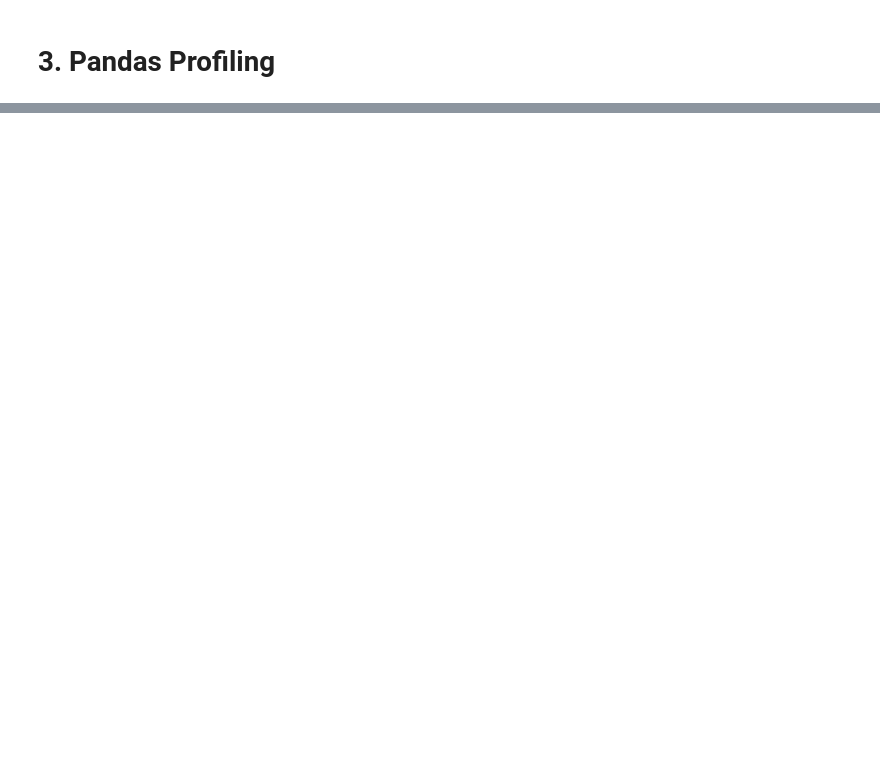
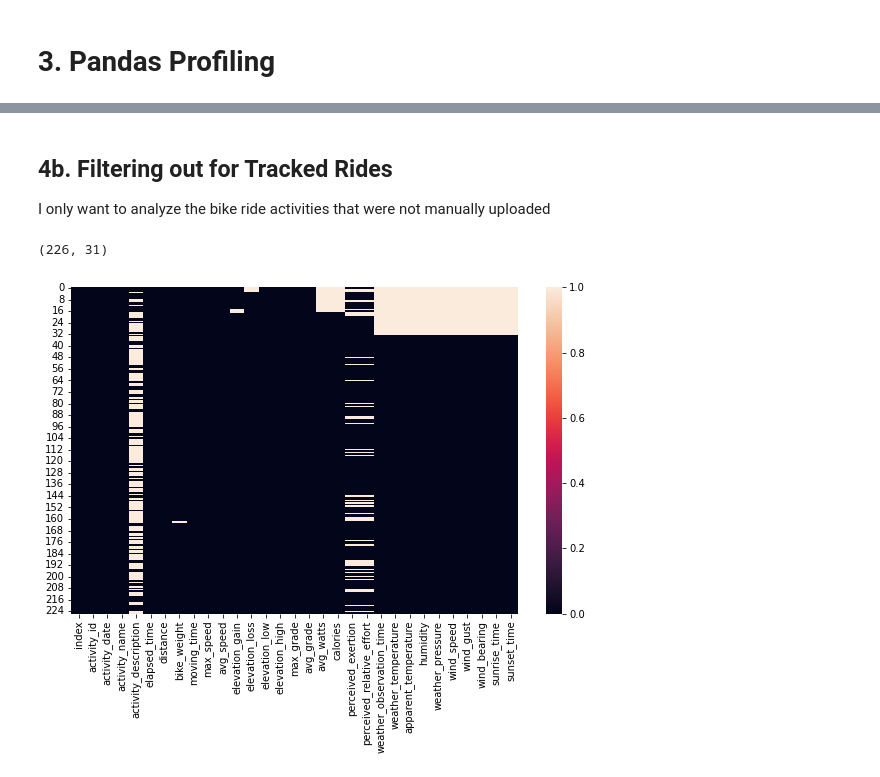
Before and after one commit to ericbauer55/strava-fitness, a Jupyter notebook: src/notebooks/0. Activity Log EDA.ipynb, the cells around one changed output, grey strips where cells are left out. Drawn from its saved outputs; the diff is of its cells as text; code cells hidden in the pictures; blank space fills up the shorter version.

Commit message:
filtered for only the rides that matter

```diff
--- a/src/notebooks/0. Activity Log EDA.ipynb
+++ b/src/notebooks/0. Activity Log EDA.ipynb
@@ -149,0 +163,25 @@ prof.to_file(output_file='../../data/raw/profiled_activity_log.html')
+# %%
+df = df[cols_to_keep]
+# %% [markdown]
+## 4b. Filtering out for Tracked Rides
+I only want to analyze the bike ride activities that were not manually uploaded
+# %%
+# construct the filters
+filt_ride_type = df.loc[:,'activity_type'] == 'Ride'
+filt_non_manual_upload = df.loc[:, 'from_upload'] == 1
+filt_overall = filt_ride_type & filt_non_manual_upload
+# %%
+# apply the filters
+df = df.loc[filt_overall, :].reset_index()
+# %%
+# get rid of these now constant columns
+df.drop(['activity_type','from_upload'], axis=1, inplace=True)
+# %%
+df.shape
+# %% [output]
+(226, 31)
+# %%
+fig = plt.figure(figsize=(10,6))
+_ = sns.heatmap(df.isna())
+# %% [output]
+[figure, added]
```
Also changed, not shown: parts of 6 cells of this notebook, 2 other files.
